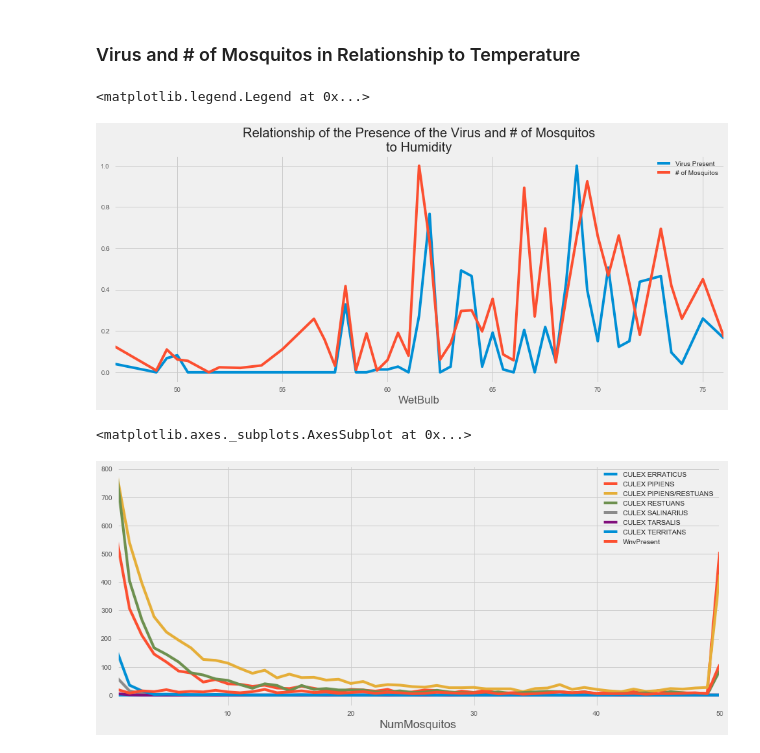
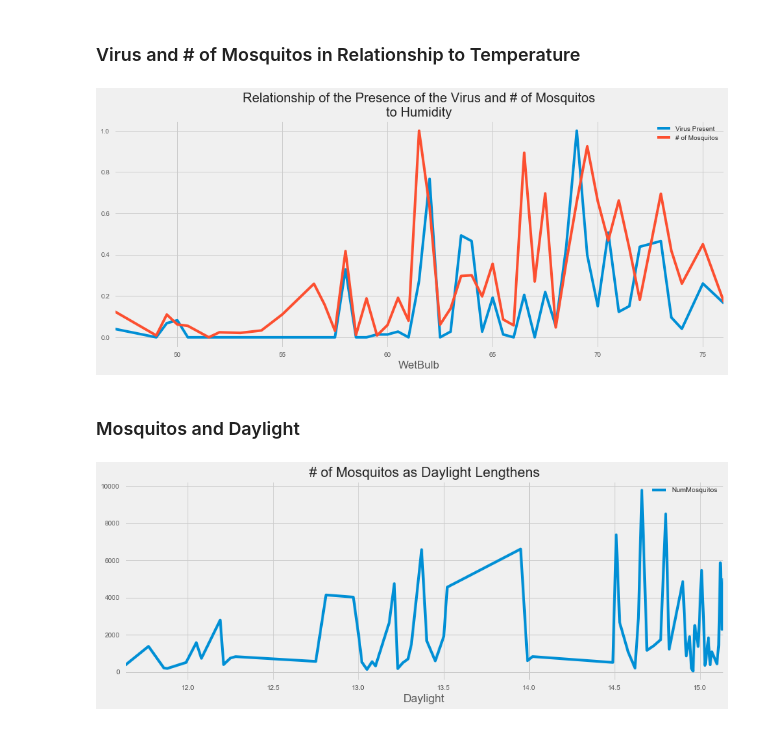
Before and after one commit to marcosan93/West-Nile-Virus-Kaggle, a Jupyter notebook: West-Nile-Data/Data-Exploration-Visualization.ipynb, the cells around one changed output. Drawn from its saved outputs; the diff is of its cells as text; code cells hidden in the pictures.

```diff
--- a/West-Nile-Data/Data-Exploration-Visualization.ipynb
+++ b/West-Nile-Data/Data-Exploration-Visualization.ipynb
@@ -197,8 +191,6 @@ plt.show()
 # %% [markdown]
 ### Virus and # of Mosquitos in Relationship to Temperature
 # %%
-plt.style.use('fivethirtyeight')
-
 # DF consisting of the average temperature and the sum of the pre
 data = df.groupby('WetBulb').sum()[['WnvPresent','NumMosquitos']].sort_values(by='WetBulb', ascending=True)
 
@@ -209,12 +201,12 @@ data_scaled = pd.DataFrame(scaler.fit_transform(data), columns=data.columns, ind
 
 data_scaled.plot(figsize=(15,6),
                  title='Relationship of the Presence of the Virus and # of Mosquitos\nto Humidity',
-                 legend=True).legend(['Virus Present', '# of Mosquitos'])
+                 legend=True).legend(['Virus Present', '# of Mosquitos']);
 # %% [output]
-<matplotlib.legend.Legend at 0x...>
 [figure]
-# %%
-df.groupby('NumMosquitos').sum()[list(species.columns) + ['WnvPresent']].plot(figsize=(14,6))
-# %% [output]
-<matplotlib.axes._subplots.AxesSubplot at 0x...>
-[figure, removed]
+# %% [markdown]
+### Mosquitos and Daylight
+# %%
+df.groupby('Daylight').sum()[['NumMosquitos']].plot(figsize=(14,5), title='# of Mosquitos as Daylight Lengthens');
+# %% [output]
+[figure, added]
```
Also changed, not shown: parts of 10 cells of this notebook, 4 other files.
